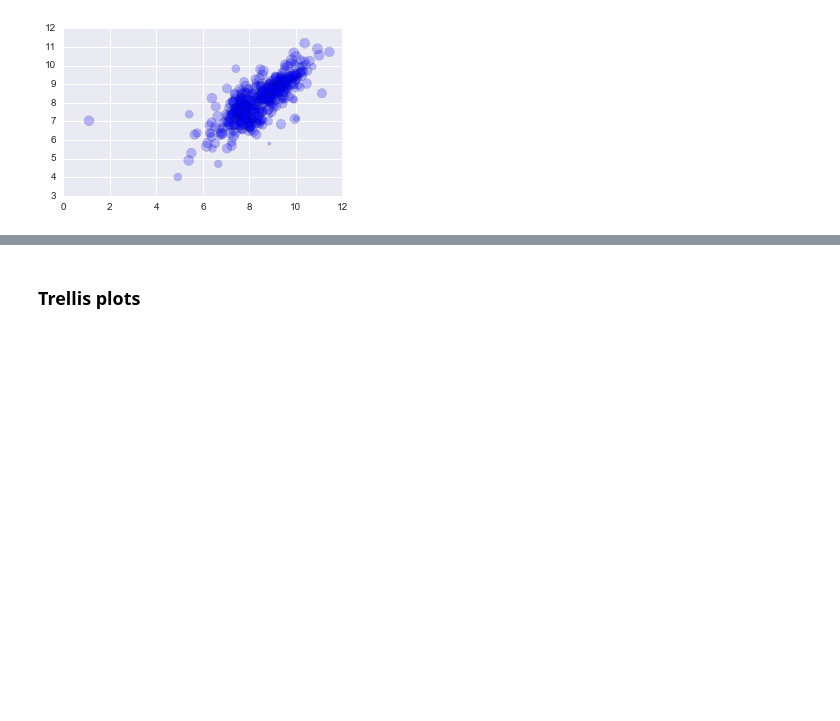
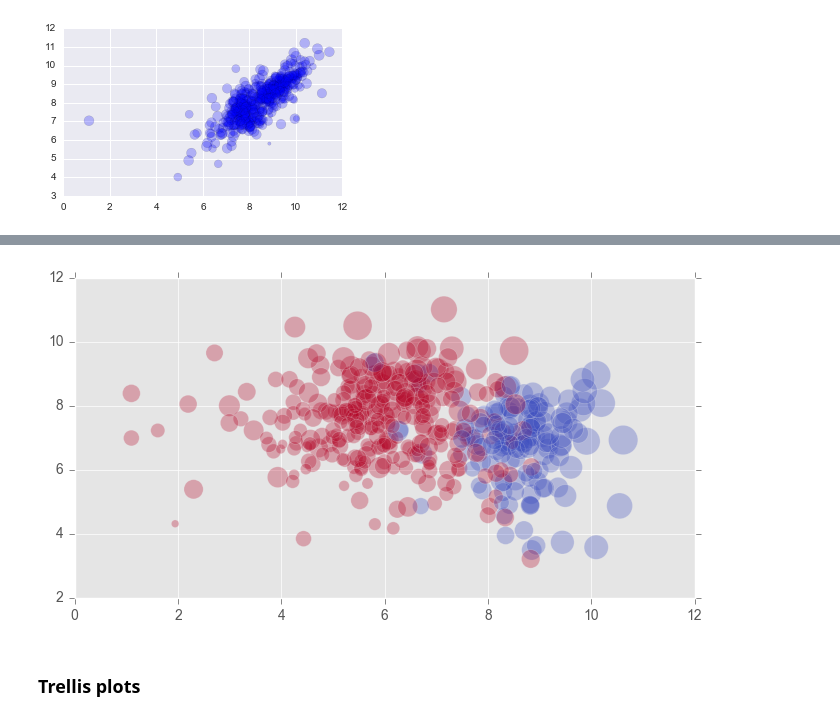
Before and after one commit to kcbighuge/misc-python, a Jupyter notebook: plotting-examples-seaborn-pandas.ipynb, the cells around one changed output, grey strips where cells are left out. Drawn from its saved outputs; the diff is of its cells as text; code cells hidden in the pictures; blank space fills up the shorter version.

```diff
--- a/plotting-examples-seaborn-pandas.ipynb
+++ b/plotting-examples-seaborn-pandas.ipynb
@@ -846,0 +859,4 @@ plt.scatter(df_log.Grocery, df_log.Milk, c=df_log.Fresh, s=40, cmap='hot');
+# %%
+# add customer total spending
+df['total'] = df.iloc[:,2:].sum(axis=1)
+df.head()
@@ -847,3 +870,13 @@ plt.scatter(df_log.Grocery, df_log.Milk, c=df_log.Fresh, s=40, cmap='hot');
+# %%
+plt.style.use('ggplot')
+plt.figure(figsize=(8,4))
+
+# look at Channel, customers' total spending
+plt.scatter(np.log(df.Detergents_Paper), np.log(df.Frozen),
+            s=df.total**.5,
+            c=df.Channel, cmap='coolwarm_r', alpha=0.3);
+# %% [output]
+[figure, added]
 # %% [markdown]
 ### Trellis plots
 # %%
```
Also changed, not shown: parts of 15 cells of this notebook.
